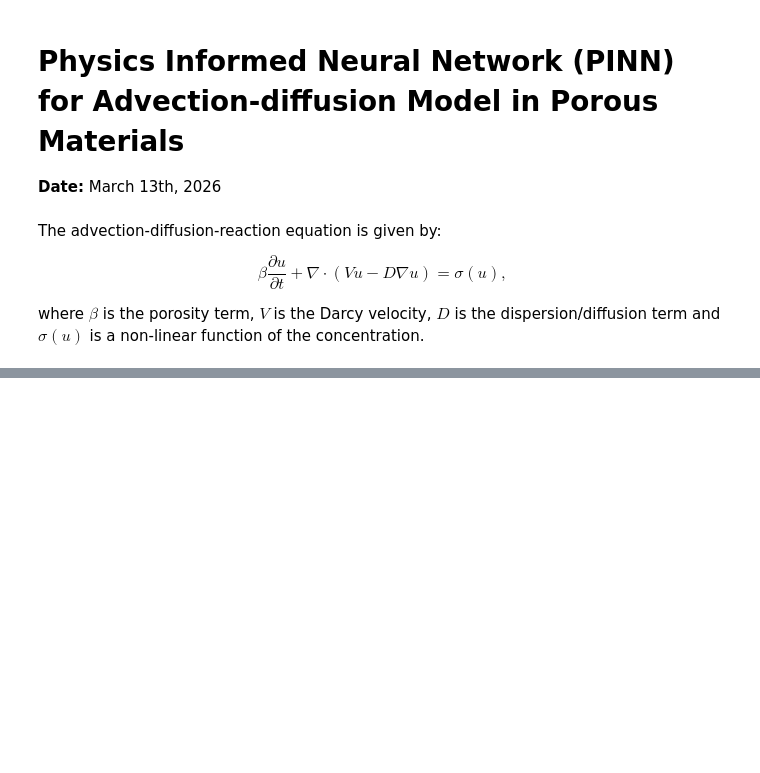
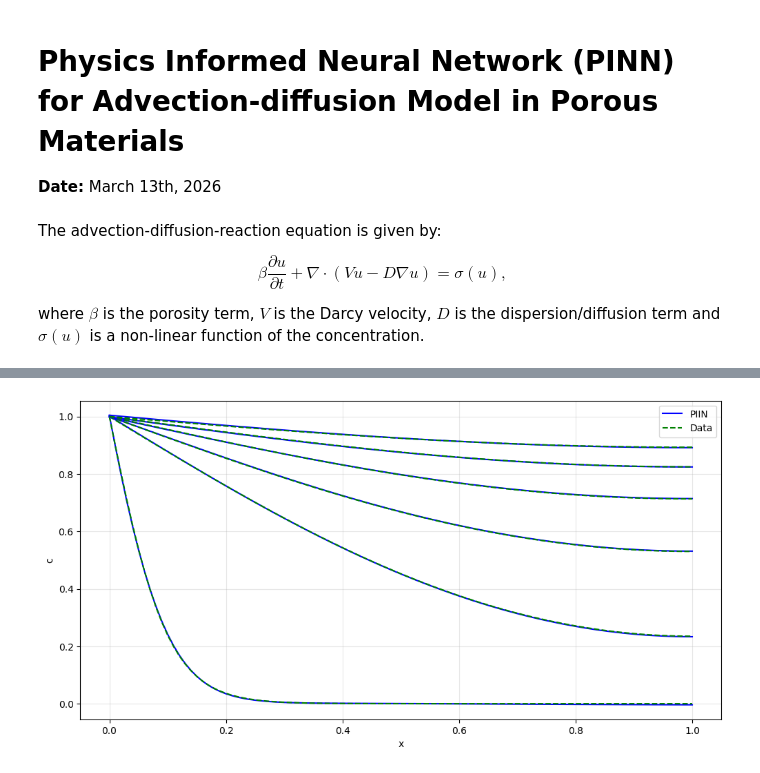
Before and after one commit to alanPalma25/Inverse-PINN-in-Porous-Media, a Jupyter notebook: ad_PINN.ipynb, the cells around one changed output, grey strips where cells are left out. Cells and saved outputs as stored; diff of their text form; code cells hidden in the pictures; blank space fills up the shorter version.

```diff
--- a/ad_PINN.ipynb
+++ b/ad_PINN.ipynb
@@ -47,0 +62,8 @@ train_parameters_epochs = 1000 # Number of epochs to train the parameters
+# %%
+# Create the learning rate scheduler
+epochs_array = np.arange(learning_rate_step, epochs + learning_rate_step, learning_rate_step)
+decay_steps = np.array([learning_rate_val*learning_rate_decay_factor**i
+                        for i in range(int(epochs/learning_rate_step)+1)])
+
+learning_rate = keras.optimizers.schedules.PiecewiseConstantDecay(
+                    boundaries=epochs_array, values=decay_steps)
@@ -47,0 +488,15 @@ train_parameters_epochs = 1000 # Number of epochs to train the parameters
+# %%
+# Plot solutions in space
+
+plt.figure(figsize=(12, 6))
+
+for i in range(0, sol.shape[0], int(sol.shape[0]/5)):
+    plt.plot(x_grid, sol[i,:], label='PIIN' if i == 0 else "", color='blue')
+    plt.plot(x_grid, c_data_2d[i,:], label='Data' if i == 0 else "", color='green',  linestyle='dashed')
+plt.xlabel('x')
+plt.ylabel('c')
+plt.grid(alpha=0.3)
+plt.legend()
+plt.show()
+# %% [output]
+[figure, added]
```
Also changed, not shown: parts of 19 cells of this notebook, 34 other files.
